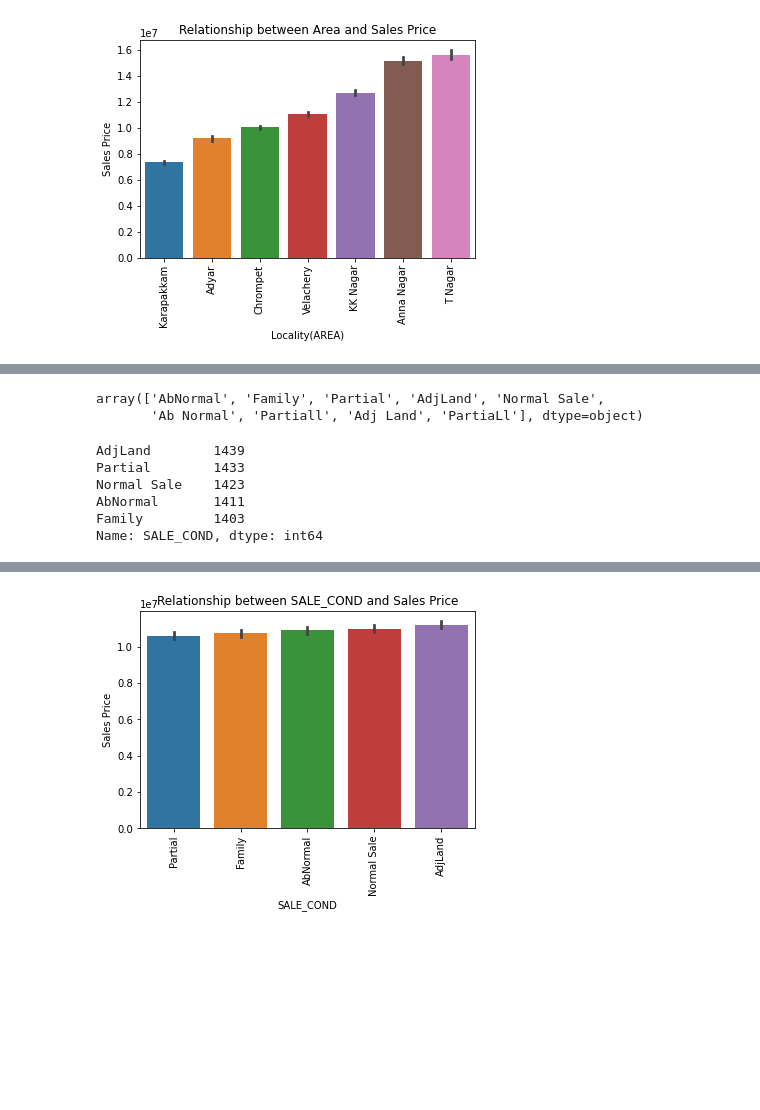
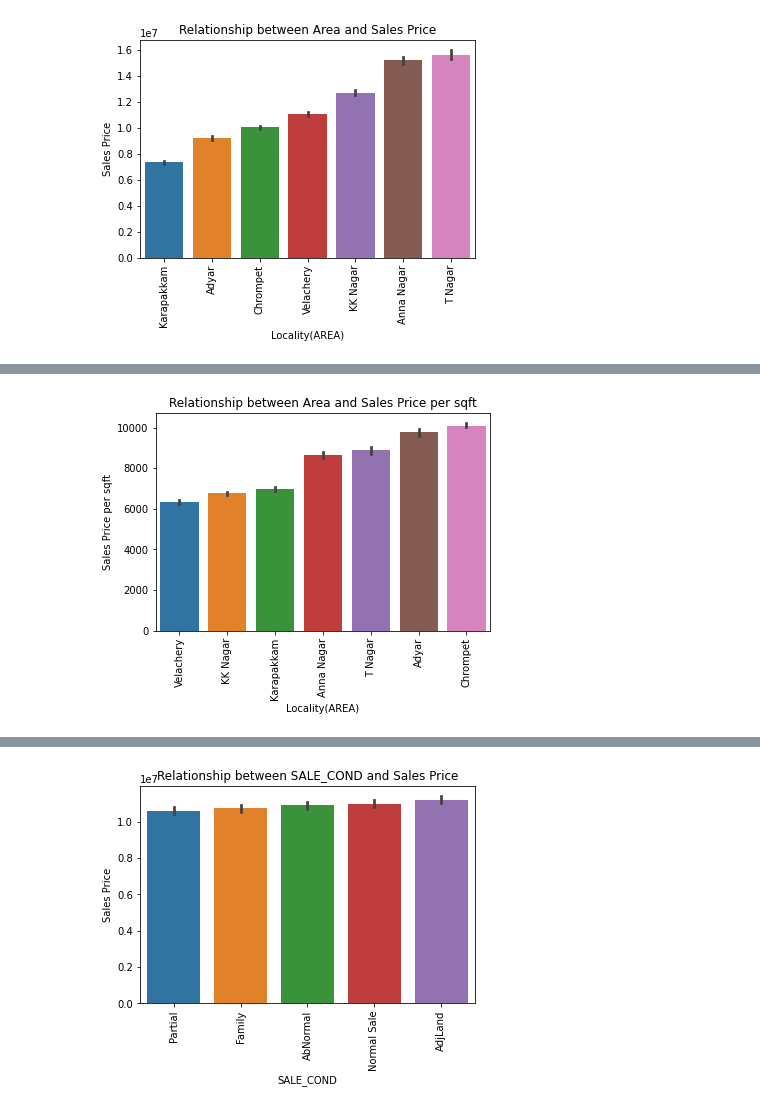
Before and after one commit to madhugid/Machine-Learning-Projects, a Jupyter notebook: Chennai_House_Price_Prediction_Decission_Tree_and_Random_Forest.ipynb, the cells around one changed output, grey strips where cells are left out. Drawn from its saved outputs; the diff is of its cells as text; code cells hidden in the pictures; blank space fills up the shorter version.

```diff
--- a/Chennai_House_Price_Prediction_Decission_Tree_and_Random_Forest.ipynb
+++ b/Chennai_House_Price_Prediction_Decission_Tree_and_Random_Forest.ipynb
@@ -388,4 +539,0 @@ Name: AREA, Length: 7109, dtype: object
-# %%
-AREA_DICT = {"Karapakkam":1, "Adyar":2, "Chrompet":3, "Velachery":4, "KK Nagar":5, "Anna Nagar":6, "T Nagar":7}
-chpp['AREA'] = chpp.AREA.map(AREA_DICT)
-#chpp.AREA = chpp.AREA.map({"Karapakkam":1, "Adyar":2, "Chrompet":3, "Velachery":4, "KK Nagar":5, "Anna Nagar":6, "T Nagar":7})
@@ -401,15 +540,9 @@ chpp.head()
-# %%
-chpp["SALE_COND"].unique()
-# %% [output]
-array(['AbNormal', 'Family', 'Partial', 'AdjLand', 'Normal Sale',
-       'Ab Normal', 'Partiall', 'Adj Land', 'PartiaLl'], dtype=object)
-# %%
-chpp["SALE_COND"] = chpp["SALE_COND"].replace(["Ab Normal","Partiall","Adj Land", "PartiaLl"],["AbNormal","Partial","AdjLand","Partial"])
-chpp["SALE_COND"].value_counts()
-# %% [output]
-AdjLand        1439
-Partial        1433
-Normal Sale    1423
-AbNormal       1411
-Family         1403
-Name: SALE_COND, dtype: int64
+# %%
+sns.barplot(x = "AREA", y = "PRICE_SQFT", data = chpp, order = chpp.groupby("AREA")["PRICE_SQFT"].mean().reset_index().sort_values("PRICE_SQFT")["AREA"])
+pyplot.ylabel("Sales Price per sqft")
+pyplot.xlabel("Locality(AREA)")
+pyplot.xticks(rotation = 90)
+pyplot.title("Relationship between Area and Sales Price per sqft")
+pyplot.show()
+# %% [output]
+[figure, added]
```
Also changed, not shown: parts of 220 cells of this notebook.
